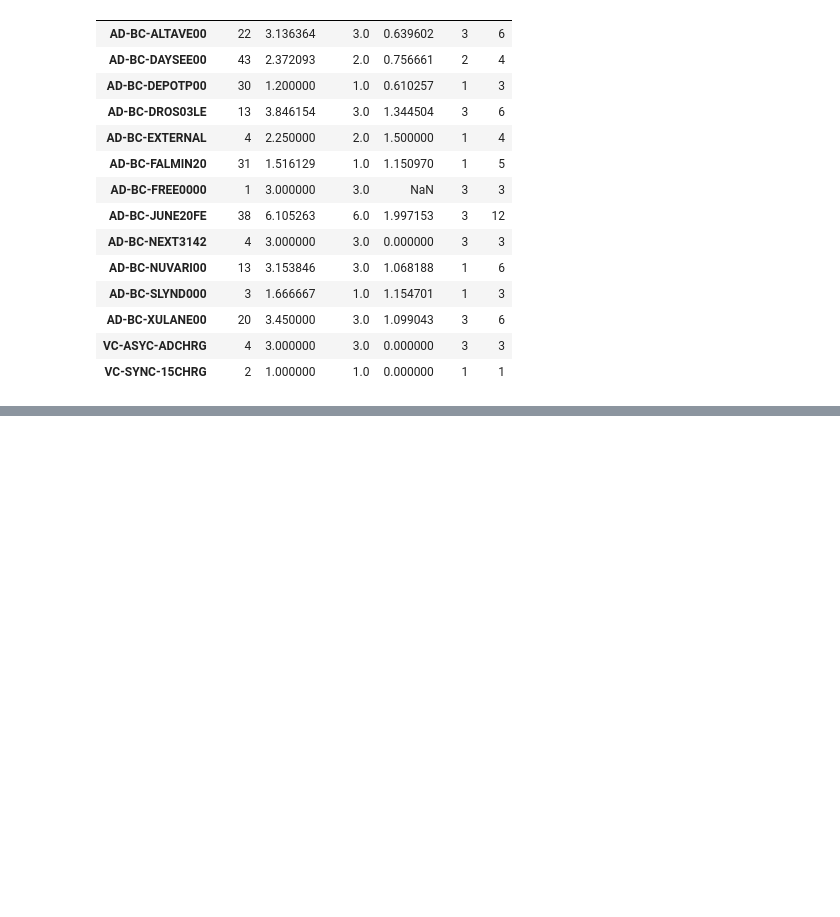
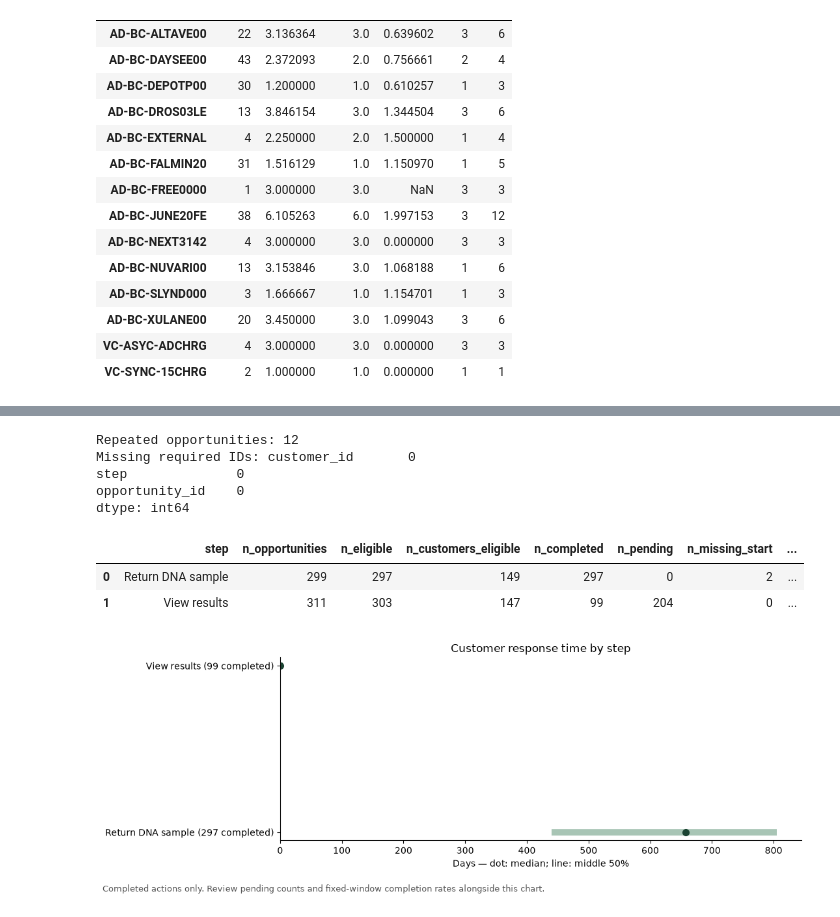
Before and after one commit to BlueMarginalist/DIIG-F26-Adyn, a Jupyter notebook: morgan/package.ipynb, the cells around one changed output, grey strips where cells are left out. Drawn from its saved outputs; the diff is of its cells as text; code cells hidden in the pictures; blank space fills up the shorter version.

```diff
--- a/morgan/package.ipynb
+++ b/morgan/package.ipynb
@@ -1742,0 +2575,30 @@ quantities_by_sku
+# %%
+opportunities = pd.concat(
+    [dna_response, results_response],
+    ignore_index=True,
+)
+
+print(
+    "Repeated opportunities:",
+    opportunities.duplicated(["step", "opportunity_id"]).sum(),
+)
+
+print(
+    "Missing required IDs:",
+    opportunities[
+        ["customer_id", "step", "opportunity_id"]
+    ].isna().sum(),
+)
+# %% [output]
+Repeated opportunities: 12
+Missing required IDs: customer_id       0
+step              0
+opportunity_id    0
+dtype: int64
+# %%
+columns = [
+    "customer_id", "step", "opportunity_id",
+    "start_date", "end_date",
+]
+
+opportunities = opportunities.drop_duplicates(subset=columns)
@@ -1742,0 +2632,24 @@ quantities_by_sku
+# %%
+summary_response = summarize_response_times(
+    opportunities,
+    as_of="2026-11-21 23:59:59+00:00",  # CHANGE to your extract cutoff.
+)
+
+display(
+    summary_response.style.format(
+        {
+            column: "{:.1f}"
+            for column in summary_response.columns
+            if "days" in column or column.startswith("percent_")
+        },
+        na_rep="—",
+    )
+)
+
+fig = plot_response_times(summary_response)
+plt.show()
+# %% [output]
+|  | step | n_opportunities | n_eligible | n_customers_eligible | n_completed | n_pending | n_missing_start | ... |
+| 0 | Return DNA sample | 299 | 297 | 149 | 297 | 0 | 2 | ... |
+| 1 | View results | 311 | 303 | 147 | 99 | 204 | 0 | ... |
+[figure, added]
```
Also changed, not shown: parts of 25 cells of this notebook, 5 other files.
